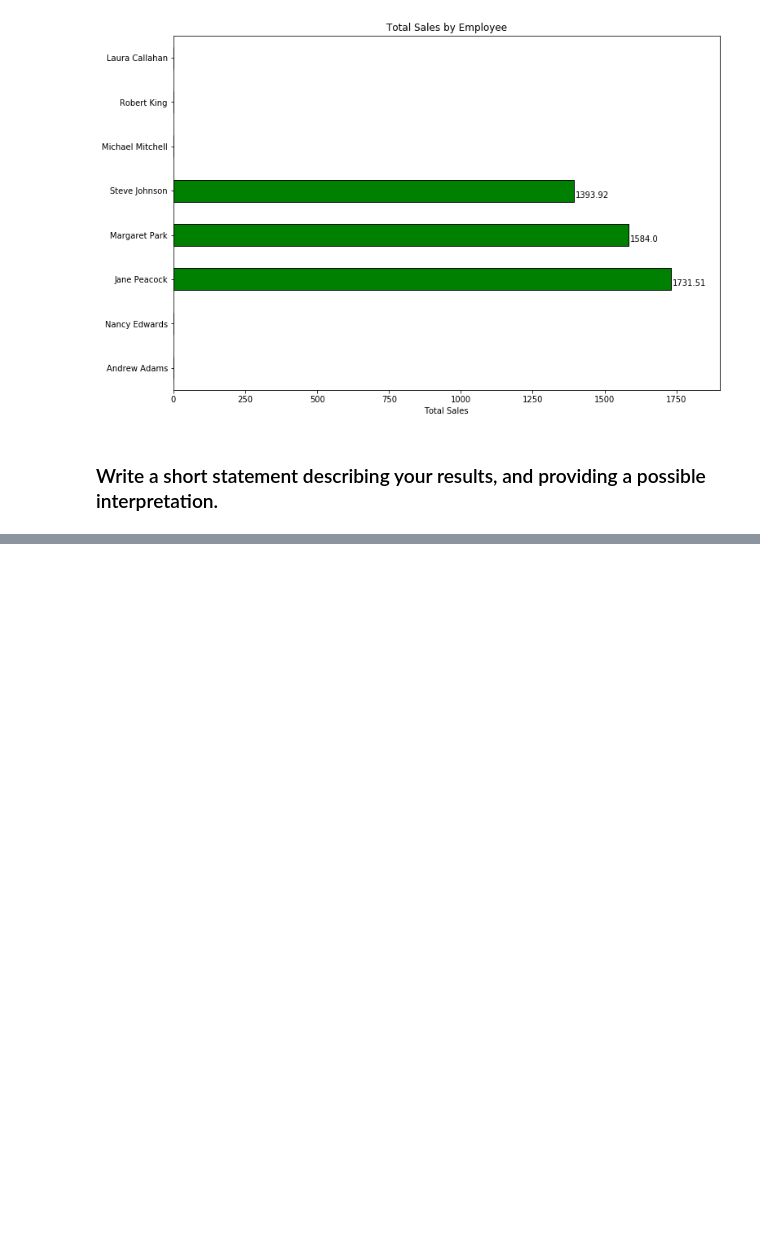
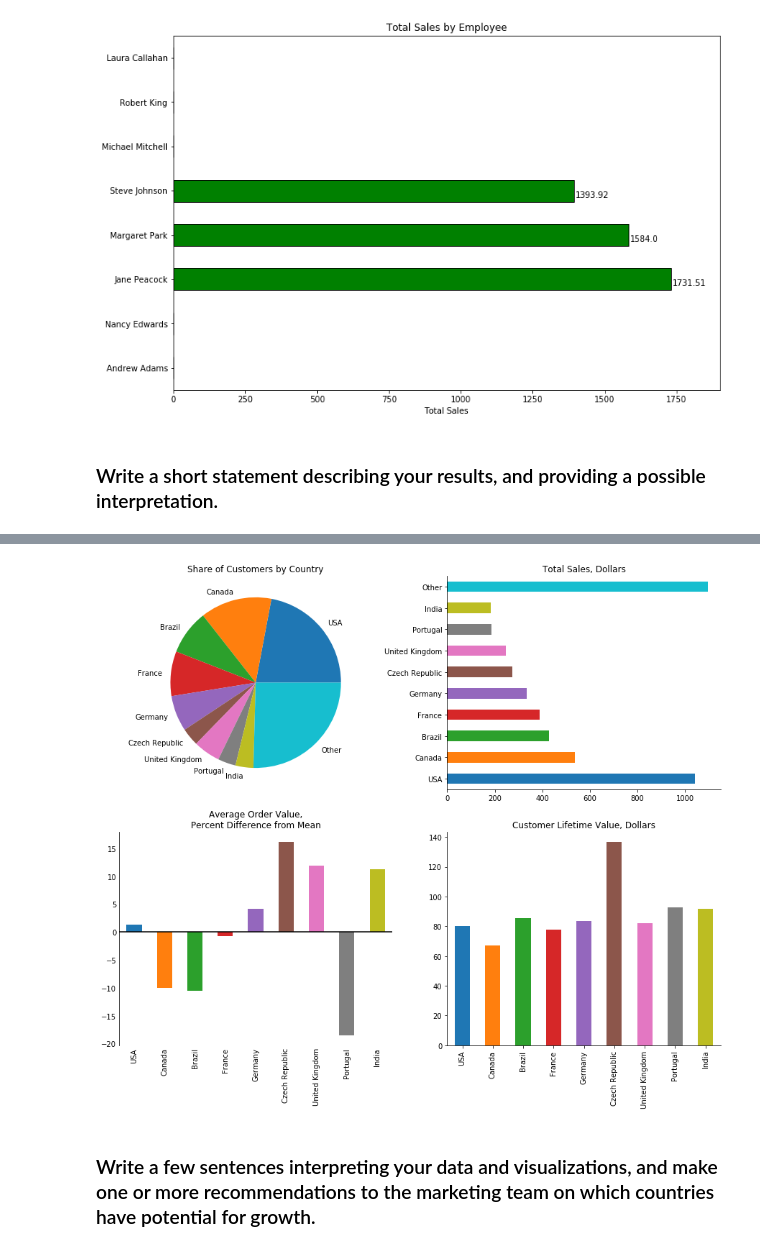
Before and after one commit to cfrisby/DataQuest_Projects, a Jupyter notebook: Answering Business Questions using SQL/Music_Store_SQL.ipynb, the cells around one changed output, grey strips where cells are left out. Drawn from its saved outputs; the diff is of its cells as text; code cells hidden in the pictures; blank space fills up the shorter version.

```diff
--- a/Answering Business Questions using SQL/Music_Store_SQL.ipynb
+++ b/Answering Business Questions using SQL/Music_Store_SQL.ipynb
@@ -194,0 +209,57 @@ run_query(sales_by_country)
+# %%
+country_sales = run_query(sales_by_country).set_index("country")
+
+fig, ((ax1, ax2), (ax3, ax4)) = plt.subplots(2,2, figsize=(15,12))
+
+# Top Left
+country_sales['customers'].plot.pie(
+    ax=ax1,
+    cmap='tab10',
+    legend=False,
+    title="Share of Customers by Country"
+    )
+ax1.set_ylabel("")
+
+# Top Right
+country_sales['total_sales'].plot.barh(
+    ax=ax2,
+    color=plt.cm.tab10(np.arange(len(country_sales['total_sales']))),
+    title="Total Sales, Dollars"
+    )
+ax2.set_xlabel("")
+ax2.set_ylabel("")
+ax2.spines["top"].set_visible(False)
+ax2.spines["right"].set_visible(False)
+
+# Bottom Left
+mean_order = country_sales['average_order'].mean()
+pct_diff_from_mean = (country_sales['average_order'] - mean_order) / mean_order * 100
+pct_diff_from_mean.iloc[0:9].plot.bar(
+    ax=ax3,
+    color=plt.cm.tab10(np.arange(len(country_sales['total_sales']))),
+    title="Average Order Value,\nPercent Difference from Mean"
+    )
+ax3.set_ylabel("")
+ax3.set_xlabel("")
+ax3.axhline(0, color='black')
+ax3.spines["top"].set_visible(False)
+ax3.spines["right"].set_visible(False)
+ax3.spines["bottom"].set_visible(False)
+ax3.tick_params(length=0)
+
+# Bottom Right
+country_sales['customer_lifetime_value'].iloc[0:9].plot.bar(
+    ax=ax4,
+    color=plt.cm.tab10(np.arange(len(country_sales['total_sales']))),
+    title="Customer Lifetime Value, Dollars"
+    )
+ax4.set_xlabel("")
+ax4.set_ylabel("")
+ax4.spines["top"].set_visible(False)
+ax4.spines["right"].set_visible(False)
+
+plt.show()
+# %% [output]
+[figure, added]
+# %% [markdown]
+### Write a few sentences interpreting your data and visualizations, and make one or more recommendations to the marketing team on which countries have potential for growth.
```
Also changed, not shown: parts of 2 cells of this notebook.
